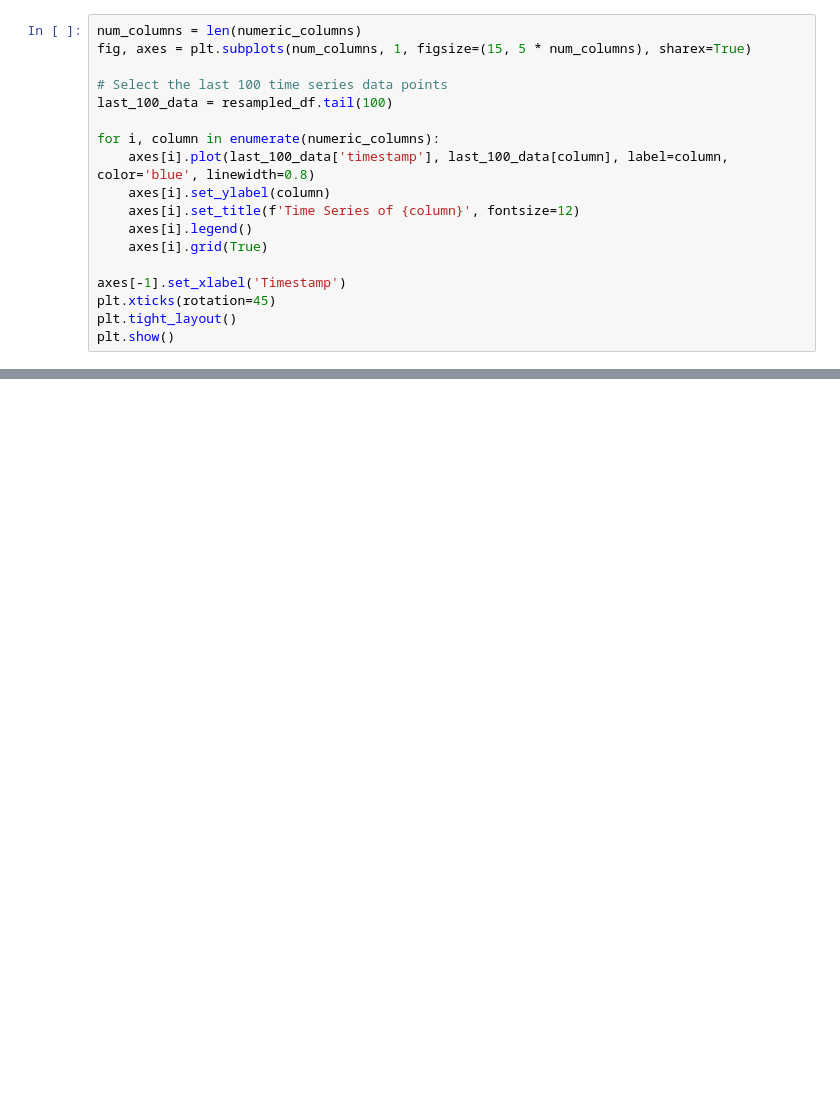
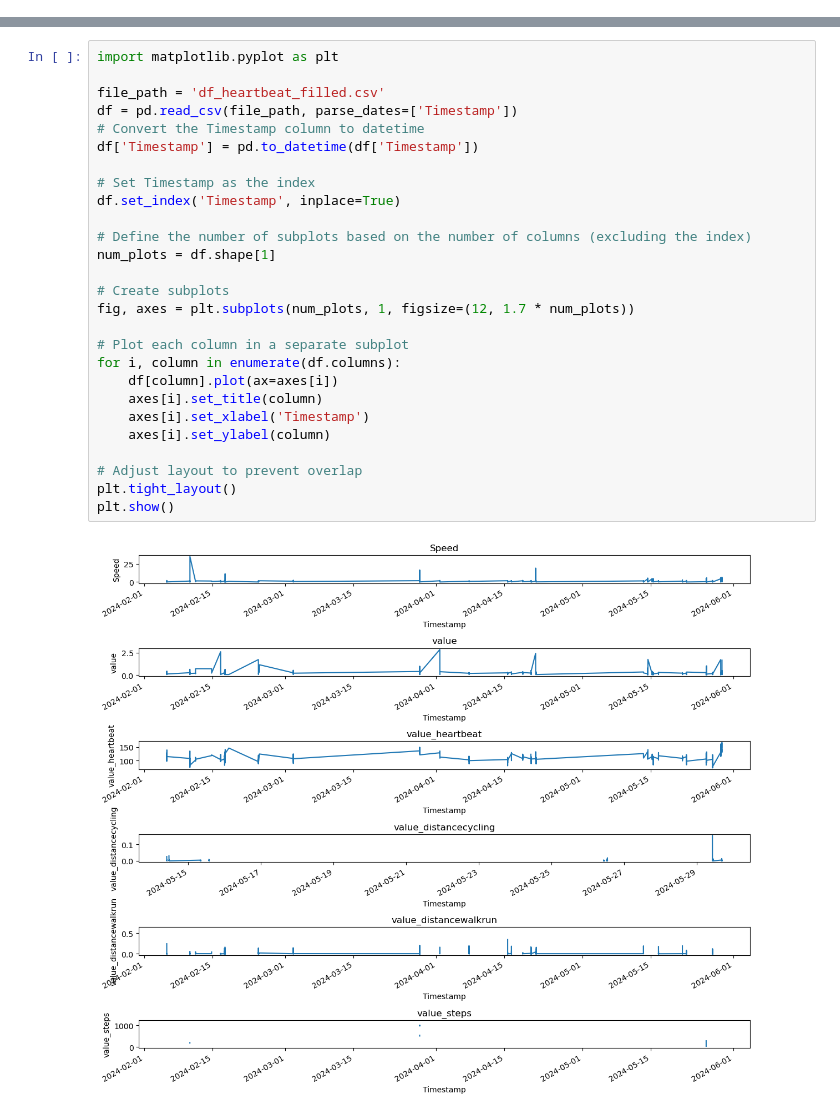
Before and after one commit to TKendel/MLQL, a Jupyter notebook: myMLQL.ipynb, the cells around one changed output, grey strips where cells are left out. Drawn from its saved outputs; the diff is of its cells as text; blank space fills up the shorter version.

```diff
--- a/myMLQL.ipynb
+++ b/myMLQL.ipynb
@@ -117,18 +76,0 @@ plt.show()
-# %%
-num_columns = len(numeric_columns)
-fig, axes = plt.subplots(num_columns, 1, figsize=(15, 5 * num_columns), sharex=True)
-
-# Select the last 100 time series data points
-last_100_data = resampled_df.tail(100)
-
-for i, column in enumerate(numeric_columns):
-    axes[i].plot(last_100_data['timestamp'], last_100_data[column], label=column, color='blue', linewidth=0.8)
-    axes[i].set_ylabel(column)
-    axes[i].set_title(f'Time Series of {column}', fontsize=12)
-    axes[i].legend()
-    axes[i].grid(True)
-
-axes[-1].set_xlabel('Timestamp')
-plt.xticks(rotation=45)
-plt.tight_layout()
-plt.show()
@@ -136,0 +348,29 @@ plt.show()
+# %%
+import matplotlib.pyplot as plt
+
+file_path = 'df_heartbeat_filled.csv'
+df = pd.read_csv(file_path, parse_dates=['Timestamp'])
+# Convert the Timestamp column to datetime
+df['Timestamp'] = pd.to_datetime(df['Timestamp'])
+
+# Set Timestamp as the index
+df.set_index('Timestamp', inplace=True)
+
+# Define the number of subplots based on the number of columns (excluding the index)
+num_plots = df.shape[1]
+
+# Create subplots
+fig, axes = plt.subplots(num_plots, 1, figsize=(12, 1.7 * num_plots))
+
+# Plot each column in a separate subplot
+for i, column in enumerate(df.columns):
+    df[column].plot(ax=axes[i])
+    axes[i].set_title(column)
+    axes[i].set_xlabel('Timestamp')
+    axes[i].set_ylabel(column)
+
+# Adjust layout to prevent overlap
+plt.tight_layout()
+plt.show()
+# %% [output]
+[figure, added]
```
Also changed, not shown: parts of 22 cells of this notebook, 8 other files.
